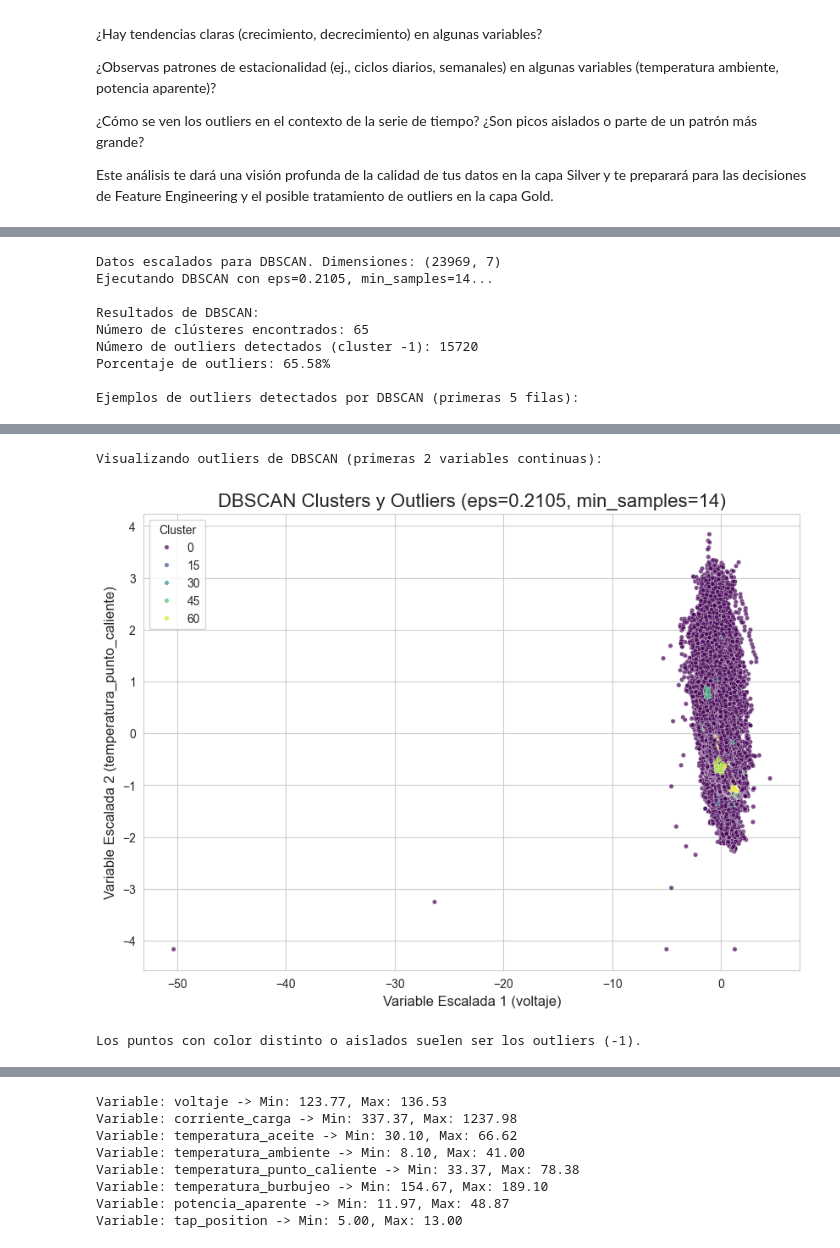
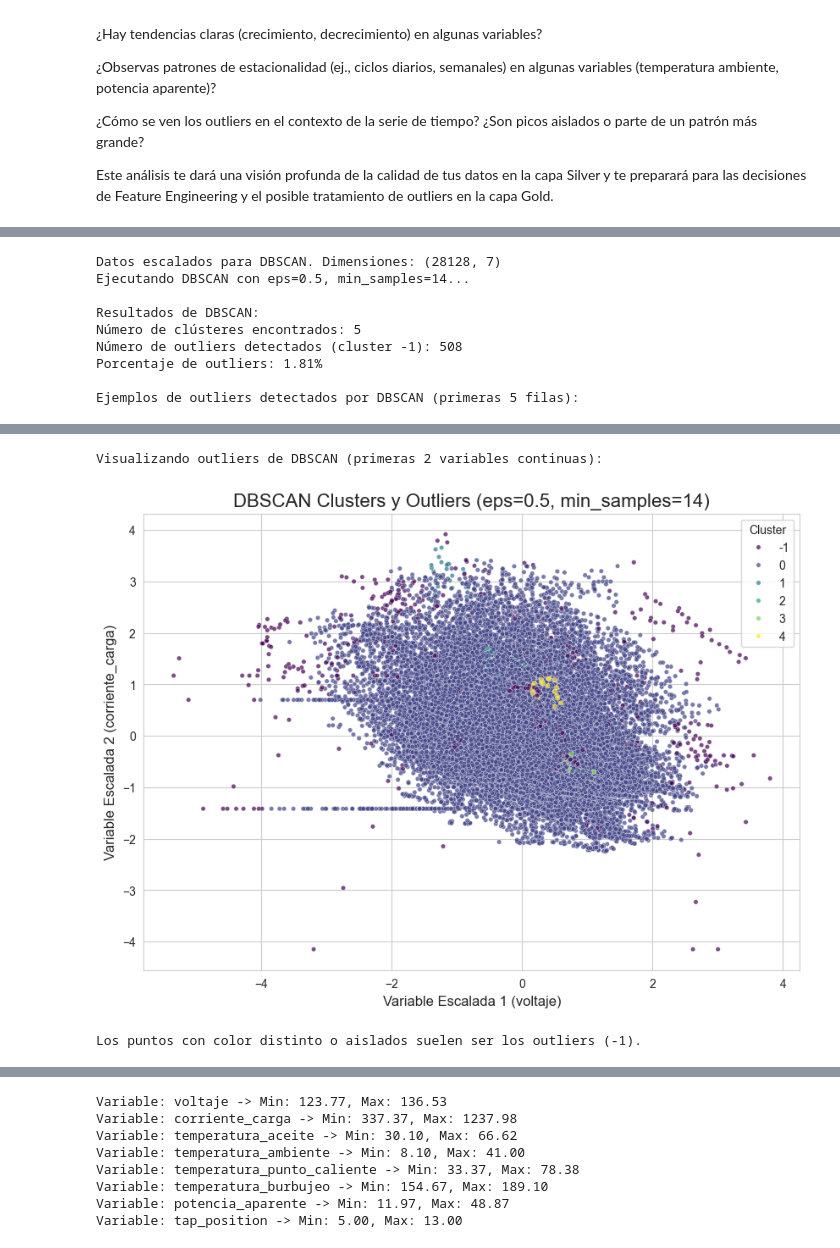
Before and after one commit to dannnmr/etl-predictivo, a Jupyter notebook: notebooks/analisis_exploratorio.ipynb, the cells around one changed output, grey strips where cells are left out. Cells and saved outputs as stored; diff of their text form; code cells hidden in the pictures.

```diff
--- a/notebooks/analisis_exploratorio.ipynb
+++ b/notebooks/analisis_exploratorio.ipynb
@@ -363,15 +455,13 @@ if not df_silver.empty and VARIABLES_CONTINUAS: # DBSCAN se aplica mejor a varia
         # 3. Aplicar DBSCAN
         # Parámetros clave:
         # - eps: La distancia máxima entre dos muestras para que una sea considerada como en la vecindad de la otra.
-        #        Este es el parámetro más crítico y a menudo requiere experimentación.
-        #        Un buen punto de partida puede ser analizar un gráfico de k-distancia.
         # - min_samples: El número de muestras (o puntos) en una vecindad para que un punto sea considerado un punto central.
         #        Un valor común es 2 * número_de_dimensiones, o simplemente 5-10.
-
         # --- AJUSTA ESTOS PARÁMETROS SEGÚN TUS DATOS Y OBSERVACIONES ---
         # Si eps es muy pequeño, muchos puntos serán ruido. Si es muy grande, todo será un clúster.
-        # Si min_samples es muy pequeño, se formarán muchos clústeres pequeños.
-        eps_value = 0.2105 # Ejemplo: ajusta este valor
+        # Si min_samples es mu
+        # y pequeño, se formarán muchos clústeres pequeños.
+        eps_value = 0.5 # Ejemplo: ajusta este valor
         min_samples_value = len(VARIABLES_CONTINUAS) * 2 # Ejemplo: ajusta este valor (ej. 2 * num_features)
 
         print(f"Ejecutando DBSCAN con eps={eps_value}, min_samples={min_samples_value}...")
@@ -400,7 +490,7 @@ if not df_silver.empty and VARIABLES_CONTINUAS: # DBSCAN se aplica mejor a varia
                 sns.scatterplot(x=X_scaled[:, 0], y=X_scaled[:, 1], hue=clusters, palette='viridis', s=15, alpha=0.7)
                 plt.title(f'DBSCAN Clusters y Outliers (eps={eps_value}, min_samples={min_samples_value})', fontsize=16)
                 plt.xlabel(f'Variable Escalada 1 ({VARIABLES_CONTINUAS[0]})', fontsize=12)
-                plt.ylabel(f'Variable Escalada 2 ({VARIABLES_CONTINUAS[4]})', fontsize=12)
+                plt.ylabel(f'Variable Escalada 2 ({VARIABLES_CONTINUAS[1]})', fontsize=12)
                 plt.legend(title='Cluster')
                 plt.show()
                 print("Los puntos con color distinto o aislados suelen ser los outliers (-1).")
@@ -412,13 +502,13 @@ if not df_silver.empty and VARIABLES_CONTINUAS: # DBSCAN se aplica mejor a varia
 else:
     print("DataFrame vacío o no hay variables continuas para ejecutar DBSCAN.")
 # %% [output]
-Datos escalados para DBSCAN. Dimensiones: (23969, 7)
-Ejecutando DBSCAN con eps=0.2105, min_samples=14...
+Datos escalados para DBSCAN. Dimensiones: (28128, 7)
+Ejecutando DBSCAN con eps=0.5, min_samples=14...
 
 Resultados de DBSCAN:
-Número de clústeres encontrados: 65
-Número de outliers detectados (cluster -1): 15720
-Porcentaje de outliers: 65.58%
+Número de clústeres encontrados: 5
+Número de outliers detectados (cluster -1): 508
+Porcentaje de outliers: 1.81%
 
 Ejemplos de outliers detectados por DBSCAN (primeras 5 filas):
 |  | voltaje | corriente_carga | temperatura_aceite | temperatura_ambiente | temperatura_punto_caliente | ... |
@@ -431,5 +521,5 @@ Ejemplos de outliers detectados por DBSCAN (primeras 5 filas):
 Visualizando outliers de DBSCAN (primeras 2 variables continuas):
-[figure, old version]
+[figure, new version]
 Los puntos con color distinto o aislados suelen ser los outliers (-1).
 # %%
 import pandas as pd
```
Also changed, not shown: parts of 12 cells of this notebook, 2 other files.
